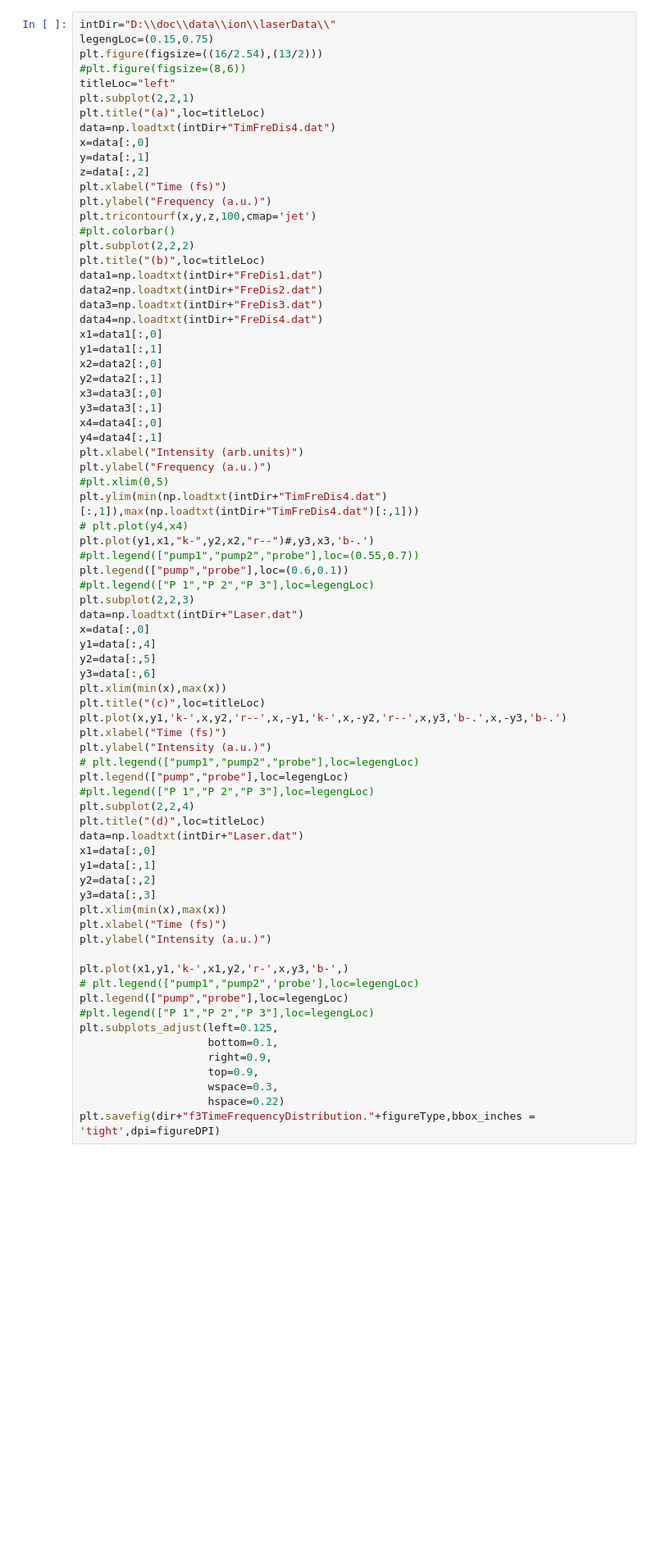
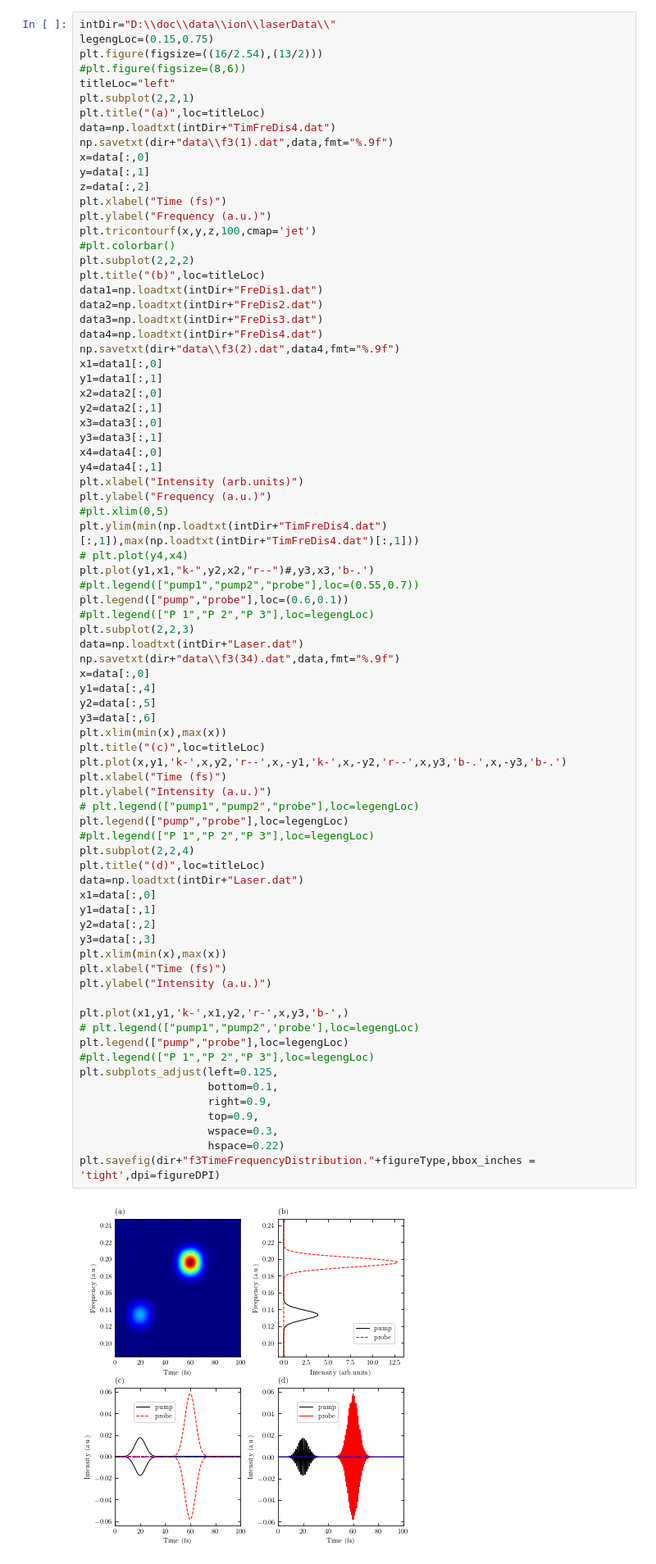
Before and after one commit to anfax/SciDataPlot, a Jupyter notebook: Python/IonPaperPlot.ipynb, the cells around one changed output. Shown at 82% size. Saved outputs shown, nothing was run; the diff lists cells and outputs as text; blank space fills up the shorter version.

```diff
--- a/Python/IonPaperPlot.ipynb
+++ b/Python/IonPaperPlot.ipynb
@@ -102,6 +111,7 @@ titleLoc="left"
 plt.subplot(2,2,1)
 plt.title("(a)",loc=titleLoc)
 data=np.loadtxt(intDir+"TimFreDis4.dat")
+np.savetxt(dir+"data\\f3(1).dat",data,fmt="%.9f")
 x=data[:,0]
 y=data[:,1]
 z=data[:,2]
@@ -115,6 +125,7 @@ data1=np.loadtxt(intDir+"FreDis1.dat")
 data2=np.loadtxt(intDir+"FreDis2.dat")
 data3=np.loadtxt(intDir+"FreDis3.dat")
 data4=np.loadtxt(intDir+"FreDis4.dat")
+np.savetxt(dir+"data\\f3(2).dat",data4,fmt="%.9f")
 x1=data1[:,0]
 y1=data1[:,1]
 x2=data2[:,0]
@@ -134,6 +145,7 @@ plt.legend(["pump","probe"],loc=(0.6,0.1))
 #plt.legend(["P 1","P 2","P 3"],loc=legengLoc)
 plt.subplot(2,2,3)
 data=np.loadtxt(intDir+"Laser.dat")
+np.savetxt(dir+"data\\f3(34).dat",data,fmt="%.9f")
 x=data[:,0]
 y1=data[:,4]
 y2=data[:,5]
@@ -141,33 +153,35 @@ y3=data[:,6]
 plt.xlim(min(x),max(x))
 plt.title("(c)",loc=titleLoc)
 plt.plot(x,y1,'k-',x,y2,'r--',x,-y1,'k-',x,-y2,'r--',x,y3,'b-.',x,-y3,'b-.')
 plt.xlabel("Time (fs)")
 plt.ylabel("Intensity (a.u.)")
 # plt.legend(["pump1","pump2","probe"],loc=legengLoc)
 plt.legend(["pump","probe"],loc=legengLoc)
 #plt.legend(["P 1","P 2","P 3"],loc=legengLoc)
 plt.subplot(2,2,4)
 plt.title("(d)",loc=titleLoc)
 data=np.loadtxt(intDir+"Laser.dat")
 x1=data[:,0]
 y1=data[:,1]
 y2=data[:,2]
 y3=data[:,3]
 plt.xlim(min(x),max(x))
 plt.xlabel("Time (fs)")
 plt.ylabel("Intensity (a.u.)")
 
 plt.plot(x1,y1,'k-',x1,y2,'r-',x,y3,'b-',)
 # plt.legend(["pump1","pump2",'probe'],loc=legengLoc)
 plt.legend(["pump","probe"],loc=legengLoc)
 #plt.legend(["P 1","P 2","P 3"],loc=legengLoc)
 plt.subplots_adjust(left=0.125,
                     bottom=0.1,
                     right=0.9,
                     top=0.9,
                     wspace=0.3,
                     hspace=0.22)
 plt.savefig(dir+"f3TimeFrequencyDistribution."+figureType,bbox_inches = 'tight',dpi=figureDPI)
+# %% [output]
+[figure, added]
 # %%
 data1=np.loadtxt("D:\\doc\\data\\ion1testold\\PreAlign\\pop.dat")
 data2=np.loadtxt("D:\\doc\\data\\ori\\oritest1\\cos2s.dat")
```
Also changed, not shown: parts of 18 cells of this notebook, 4 other files.
